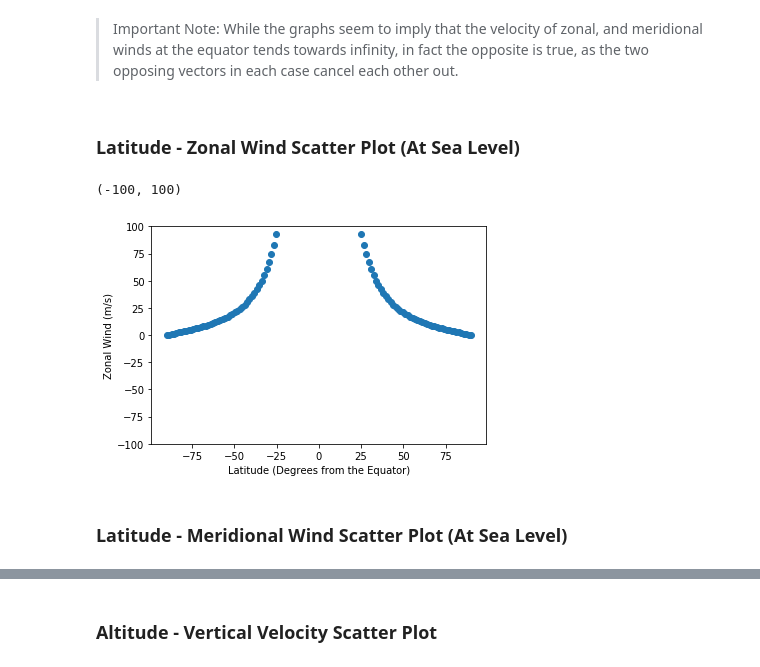
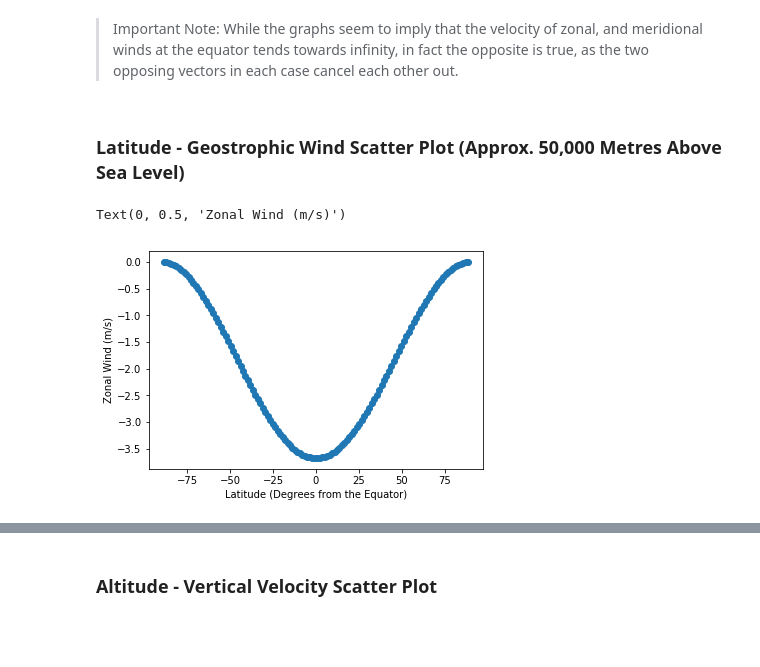
Before and after one commit to amsimp/amsimp, a Jupyter notebook: benchmarking/visualise.ipynb, the cells around one changed output, grey strips where cells are left out. Cells and saved outputs as stored; diff of their text form; code cells hidden in the pictures; blank space fills up the shorter version.

```diff
--- a/benchmarking/visualise.ipynb
+++ b/benchmarking/visualise.ipynb
@@ -18,14 +18,11 @@ detail = amsimp.Dynamics(4)
 # %% [markdown]
 > Important Note: While the graphs seem to imply that the velocity of zonal, and meridional winds at the equator tends towards infinity, in fact the opposite is true, as the two opposing  vectors in each case cancel each other out.
 # %% [markdown]
-### Latitude - Zonal Wind Scatter Plot (At Sea Level)
+### Latitude - Geostrophic Wind Scatter Plot (Approx. 50,000 Metres Above Sea Level)
 # %%
-plt.scatter(detail.latitude_lines(), detail.zonal_wind()[0])
+plt.scatter(detail.latitude_lines(), detail.zonal_wind()[-1])
 plt.xlabel('Latitude (Degrees from the Equator)')
 plt.ylabel('Zonal Wind (m/s)')
-plt.ylim(-100, 100)
 # %% [output]
-(-100, 100)
+Text(0, 0.5, 'Zonal Wind (m/s)')
-[figure, old version]
+[figure, new version]
-# %% [markdown]
-### Latitude - Meridional Wind Scatter Plot (At Sea Level)
```
Also changed, not shown: parts of 10 cells of this notebook, 13 other files.
